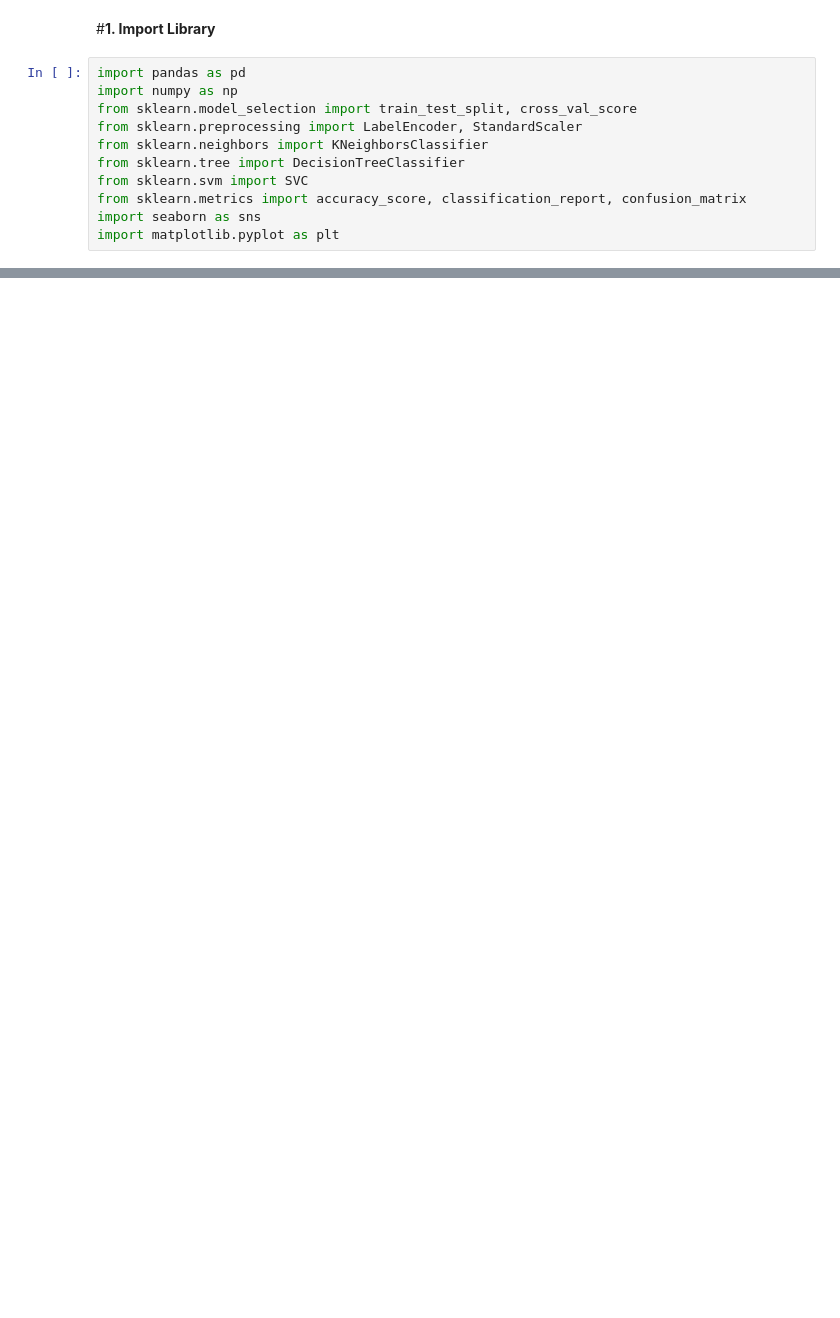
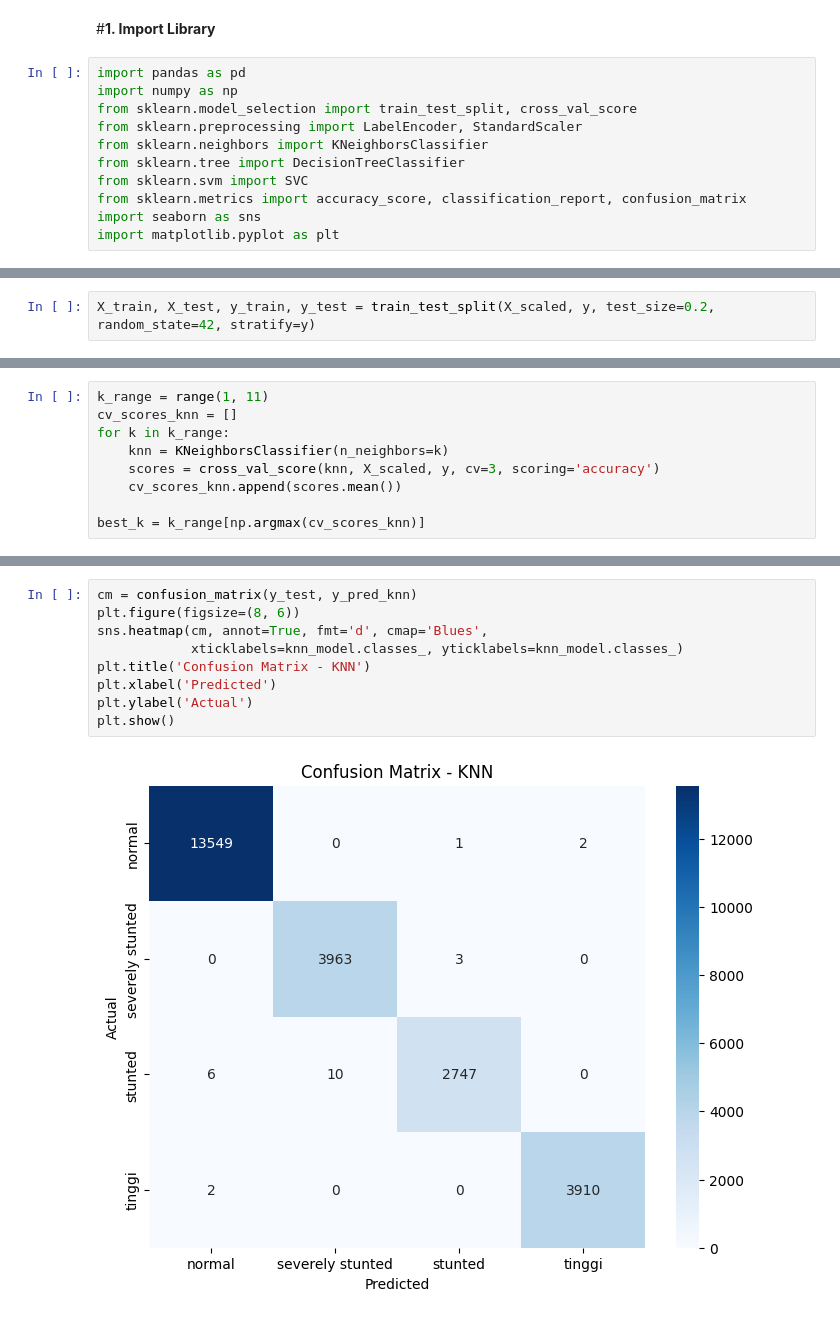
Before and after one commit to fathanzys/Data, a Jupyter notebook: 0102522025_UAS_DataMining.ipynb, the cells around one changed output, grey strips where cells are left out. Cells and saved outputs as stored; diff of their text form; blank space fills up the shorter version.

```diff
--- a/0102522025_UAS_DataMining.ipynb
+++ b/0102522025_UAS_DataMining.ipynb
@@ -199,0 +36,2 @@ severely stunted       1.00      1.00      1.00      3936
+# %%
+X_train, X_test, y_train, y_test = train_test_split(X_scaled, y, test_size=0.2, random_state=42, stratify=y)
@@ -199,0 +42,9 @@ severely stunted       1.00      1.00      1.00      3936
+# %%
+k_range = range(1, 11)
+cv_scores_knn = []
+for k in k_range:
+    knn = KNeighborsClassifier(n_neighbors=k)
+    scores = cross_val_score(knn, X_scaled, y, cv=3, scoring='accuracy')
+    cv_scores_knn.append(scores.mean())
+
+best_k = k_range[np.argmax(cv_scores_knn)]
@@ -199,0 +172,11 @@ severely stunted       1.00      1.00      1.00      3936
+# %%
+cm = confusion_matrix(y_test, y_pred_knn)
+plt.figure(figsize=(8, 6))
+sns.heatmap(cm, annot=True, fmt='d', cmap='Blues',
+            xticklabels=knn_model.classes_, yticklabels=knn_model.classes_)
+plt.title('Confusion Matrix - KNN')
+plt.xlabel('Predicted')
+plt.ylabel('Actual')
+plt.show()
+# %% [output]
+[figure, added]
```
Also changed, not shown: parts of 46 cells of this notebook.
